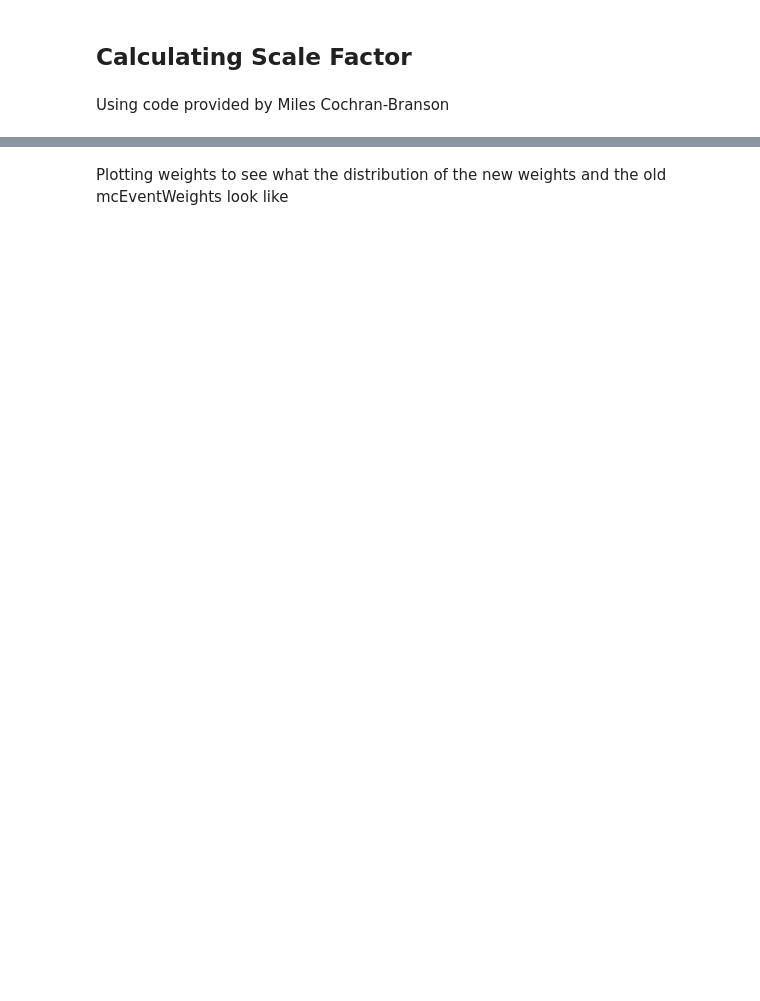
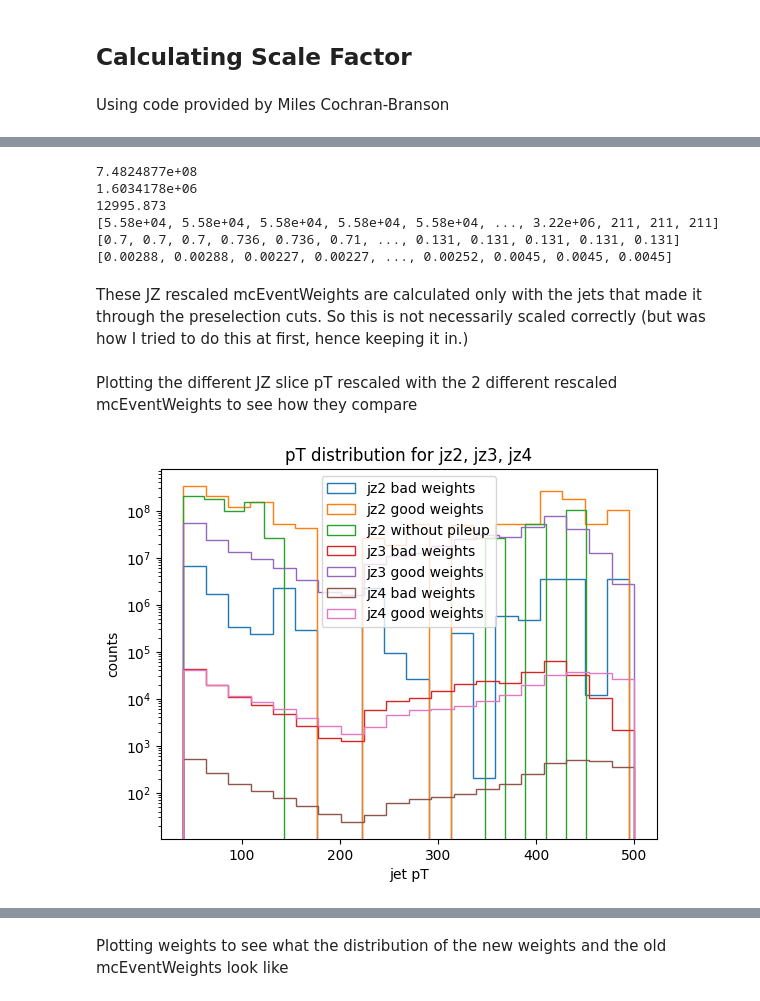
Before and after one commit to gordonwatts/sx_training_fetch, a Jupyter notebook: notebooks/008 - CR_region.ipynb, the cells around one changed output, grey strips where cells are left out. Drawn from its saved outputs; the diff is of its cells as text; code cells hidden in the pictures; blank space fills up the shorter version.

```diff
--- a/notebooks/008 - CR_region.ipynb
+++ b/notebooks/008 - CR_region.ipynb
@@ -32,10 +54,13 @@ dfjz4 = ak.concatenate([
+# %%
+# Dataset containing only the jets that were assigned to be from hard scatter (not pileup)
+no_pu_jz2 = ak.from_parquet("/data/agolub/cr_datasets/no_pileup_jz2.parquet")
 # %% [markdown]
 ## Calculating Scale Factor
 # %% [markdown]
 Using code provided by Miles Cochran-Branson
 # %%
 import os
-_DEFAULT_PMG_PATH = "../PMGxsecDB_mc23.txt"
+_DEFAULT_PMG_PATH = "/data/agolub/cr_datasets/PMGxsecDB_mc23.txt"
 
 _pmg_cache: dict[str, dict[int, tuple[float, float, float]]] = {}
 
@@ -130,0 +113,49 @@ comb_weights = ak.concatenate([jz2_weights, jz3_weights, jz4_weights])
+# %%
+# Multiplying the cross section by 1/(sum of the mcEventWeight)
+scale_jz2 = jz2_cs / sum(jz2.mcEventWeight)
+scale_jz3 = jz3_cs / sum(jz3.mcEventWeight)
+scale_jz4 = jz4_cs / sum(jz4.mcEventWeight)
+
+print(scale_jz2)
+print(scale_jz3)
+print(scale_jz4)
+
+# Multiplying the mcEventWeight column by the rescaling factor
+# This will give us the weight we can use for plotting
+jz2_weights = jz2.mcEventWeight * scale_jz2
+jz3_weights = jz3.mcEventWeight * scale_jz3
+jz4_weights = jz4.mcEventWeight * scale_jz4
+
+print(jz2_weights)
+print(jz3_weights)
+print(jz4_weights)
+# %% [output]
+7.4824877e+08
+1.6034178e+06
+12995.873
+[5.58e+04, 5.58e+04, 5.58e+04, 5.58e+04, 5.58e+04, ..., 3.22e+06, 211, 211, 211]
+[0.7, 0.7, 0.7, 0.736, 0.736, 0.71, ..., 0.131, 0.131, 0.131, 0.131, 0.131]
+[0.00288, 0.00288, 0.00227, 0.00227, ..., 0.00252, 0.0045, 0.0045, 0.0045]
+# %% [markdown]
+These JZ rescaled mcEventWeights are calculated only with the jets that made it through the preselection cuts. So this is not necessarily scaled correctly (but was how I tried to do this at first, hence keeping it in.)
+# %% [markdown]
+Plotting the different JZ slice pT rescaled with the 2 different rescaled mcEventWeights to see how they compare
+# %%
+plt.hist(jz2.pt, histtype='step', bins=20, label="jz2 bad weights", weights = jz2_weights)
+plt.hist(jz2.pt, histtype='step', bins = 20, label = "jz2 good weights", weights = jz2.rescaled_mcEventWeight)
+plt.hist(no_pu_jz2.pt, histtype='step', bins=20, label="jz2 without pileup", weights=no_pu_jz2.rescaled_mcEventWeight)
+
+plt.hist(jz3.pt, histtype='step', bins=20, label="jz3 bad weights", weights = jz3_weights)
+plt.hist(jz3.pt, histtype='step', bins = 20, label = "jz3 good weights", weights = jz3.rescaled_mcEventWeight)
+
+plt.hist(jz4.pt, histtype='step', bins=20, label="jz4 bad weights", weights = jz4_weights)
+plt.hist(jz4.pt, histtype='step', bins = 20, label = "jz4 good weights", weights = jz4.rescaled_mcEventWeight)
+
+plt.xlabel("jet pT")
+plt.ylabel("counts")
+plt.yscale("log")
+plt.legend()
+plt.title("pT distribution for jz2, jz3, jz4")
+plt.show()
+# %% [output]
+[figure, added]
```
Also changed, not shown: parts of 80 cells of this notebook, 2 other files.
